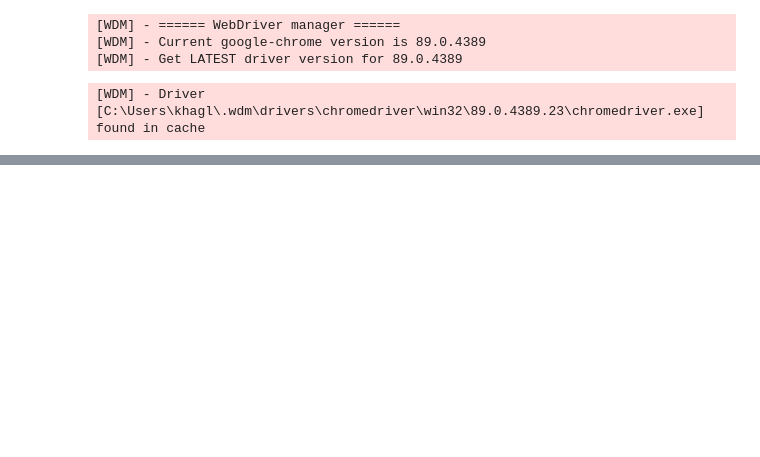
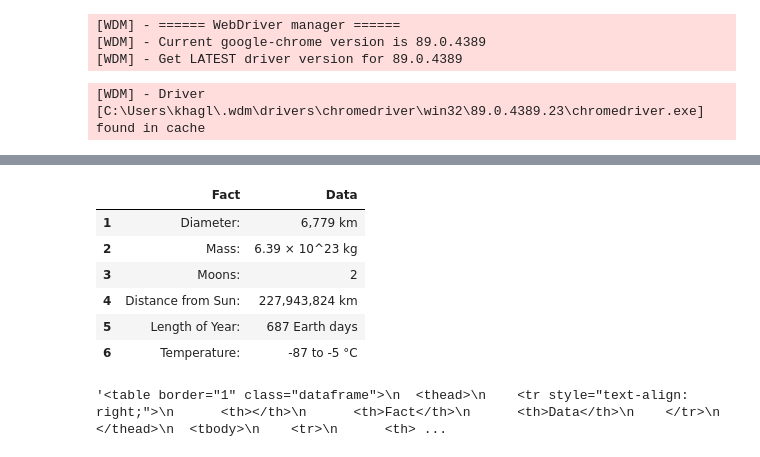
Before and after one commit to klharp/Web-Scraping-MissionToMars, a Jupyter notebook: Mission_to_Mars/mission_to_mars.ipynb, the cells around one changed output, grey strips where cells are left out. Saved outputs shown, nothing was run; the diff lists cells and outputs as text; code cells hidden in the pictures; blank space fills up the shorter version.

```diff
--- a/Mission_to_Mars/mission_to_mars.ipynb
+++ b/Mission_to_Mars/mission_to_mars.ipynb
@@ -95,0 +176,4 @@ for result in results:
+# %%
+# Drop the Earth column
+df = df.drop([2], axis=1)
+df.head()
@@ -95,0 +187,4 @@ for result in results:
+# %%
+# Rename headers
+df = df.rename(columns = {0:'Fact', 1:'Data'})
+df.head()
@@ -96,2 +198,19 @@ for result in results:
+# %%
+# Drop the first row
+df[df.Fact != "Mars - Earth Comparison"]
+# %% [output]
+|  | Fact | Data |
+| 1 | Diameter: | 6,779 km |
+| 2 | Mass: | 6.39 × 10^23 kg |
+| 3 | Moons: | 2 |
+| 4 | Distance from Sun: | 227,943,824 km |
+| 5 | Length of Year: | 687 Earth days |
+| 6 | Temperature: | -87 to -5 °C |
+# %%
+# Parse to an html string
+fact_table = df.to_html()
+fact_table
+# %% [output]
+'<table border="1" class="dataframe">\n  <thead>\n    <tr style="text-align: right;">\n      <th></th>\n      <th>Fact</th>\n      <th>Data</th>\n    </tr>\n  </thead>\n  <tbody>\n    <tr>\n      <th> ...
 # %%
 browser.quit()
```
Also changed, not shown: parts of 16 cells of this notebook.
